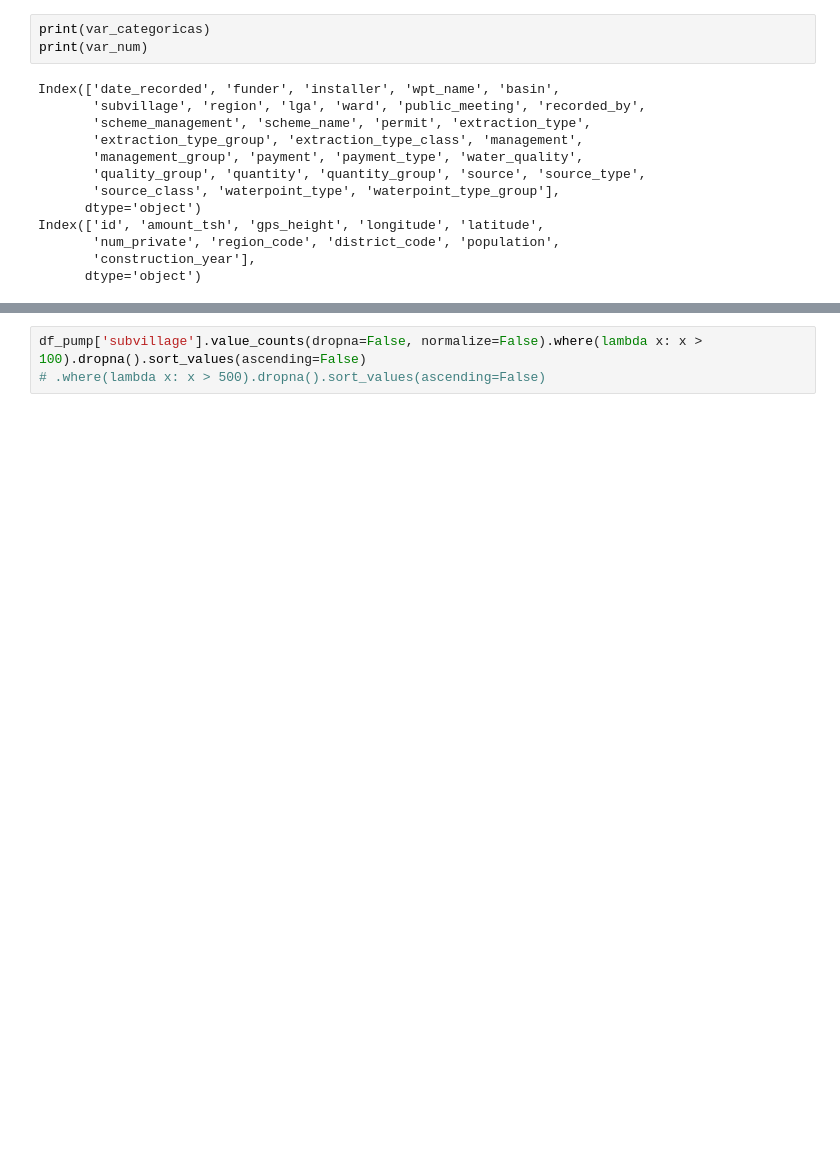
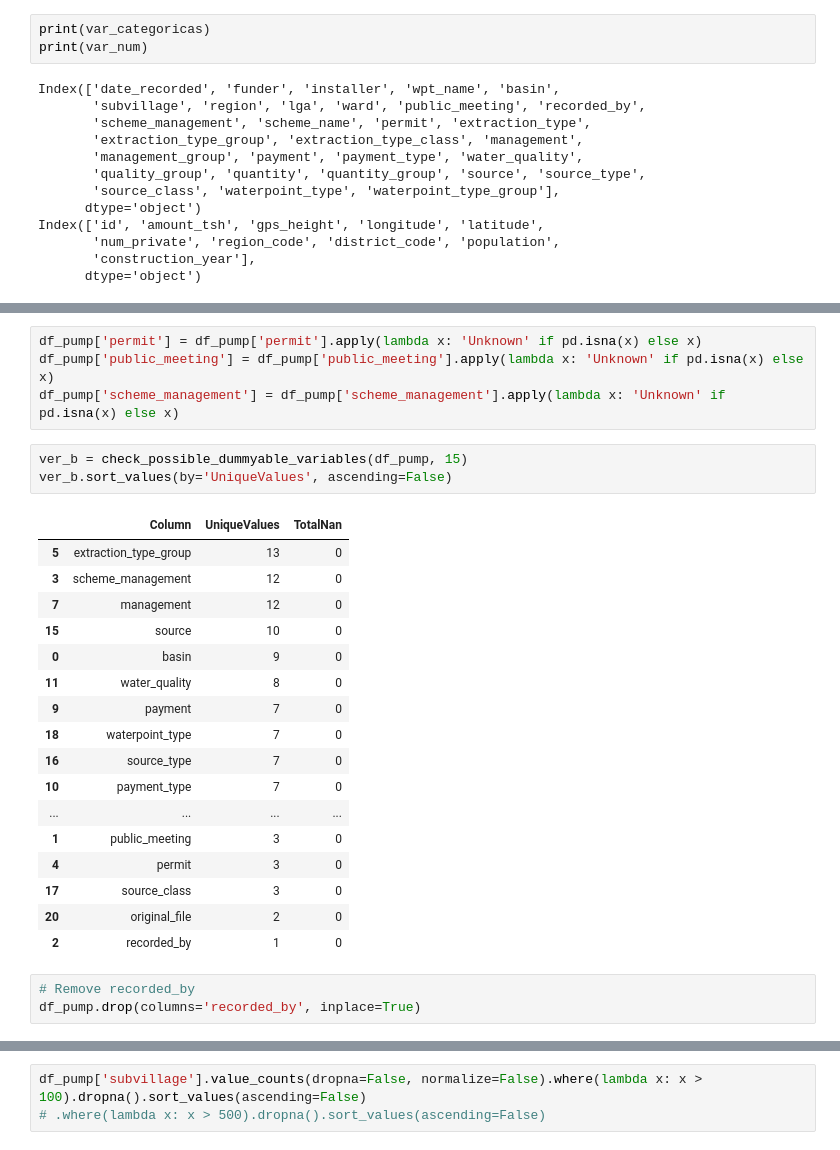
Before and after one commit to ivanrnarvaez/PumpitUp, a Jupyter notebook: PumpitUp.ipynb, the cells around one changed output, grey strips where cells are left out. Drawn from its saved outputs; the diff is of its cells as text; blank space fills up the shorter version.

```diff
--- a/PumpitUp.ipynb
+++ b/PumpitUp.ipynb
@@ -71,0 +226,28 @@ Index(['id', 'amount_tsh', 'gps_height', 'longitude', 'latitude',
+# %%
+df_pump['permit'] = df_pump['permit'].apply(lambda x: 'Unknown' if pd.isna(x) else x)
+df_pump['public_meeting'] = df_pump['public_meeting'].apply(lambda x: 'Unknown' if pd.isna(x) else x)
+df_pump['scheme_management'] = df_pump['scheme_management'].apply(lambda x: 'Unknown' if pd.isna(x) else x)
+# %%
+ver_b = check_possible_dummyable_variables(df_pump, 15)
+ver_b.sort_values(by='UniqueValues', ascending=False)
+# %% [output]
+|  | Column | UniqueValues | TotalNan |
+| 5 | extraction_type_group | 13 | 0 |
+| 3 | scheme_management | 12 | 0 |
+| 7 | management | 12 | 0 |
+| 15 | source | 10 | 0 |
+| 0 | basin | 9 | 0 |
+| 11 | water_quality | 8 | 0 |
+| 9 | payment | 7 | 0 |
+| 18 | waterpoint_type | 7 | 0 |
+| 16 | source_type | 7 | 0 |
+| 10 | payment_type | 7 | 0 |
+| ... | ... | ... | ... |
+| 1 | public_meeting | 3 | 0 |
+| 4 | permit | 3 | 0 |
+| 17 | source_class | 3 | 0 |
+| 20 | original_file | 2 | 0 |
+| 2 | recorded_by | 1 | 0 |
+# %%
+# Remove recorded_by
+df_pump.drop(columns='recorded_by', inplace=True)
```
Also changed, not shown: parts of 21 cells of this notebook.
